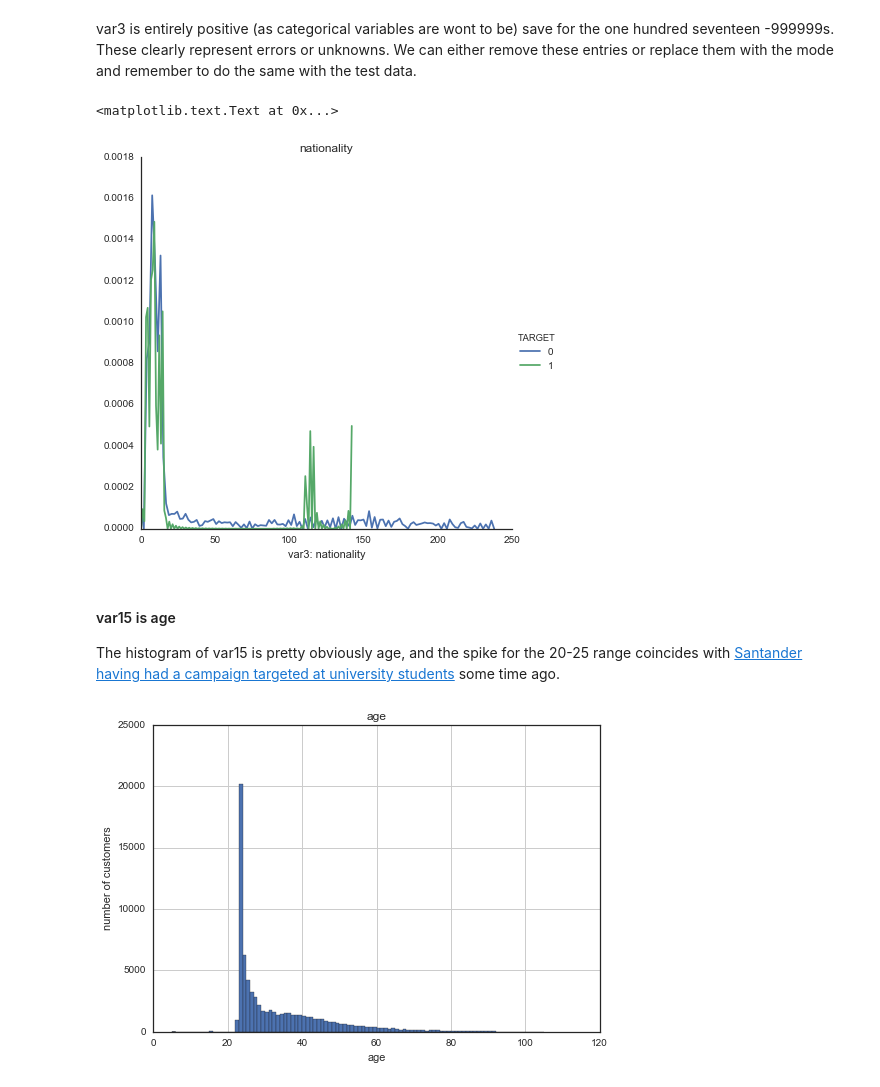
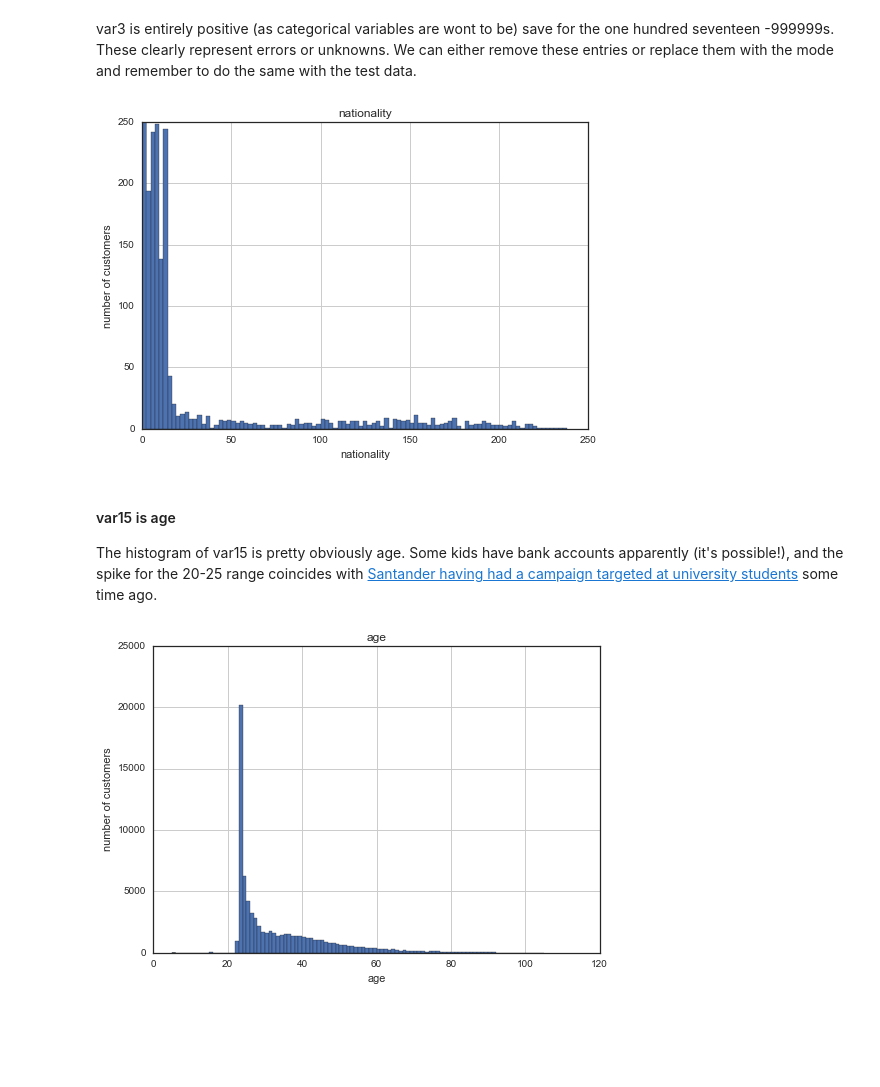
Before and after one commit to sketchychen/kaggle_santander, a Jupyter notebook: kaggle_santander_draft.ipynb, the cells around one changed output. Saved outputs shown, nothing was run; the diff lists cells and outputs as text; code cells hidden in the pictures; blank space fills up the shorter version.

```diff
--- a/kaggle_santander_draft.ipynb
+++ b/kaggle_santander_draft.ipynb
@@ -404,20 +405,20 @@ var3 is entirely positive (as categorical variables are wont to be) save for the
 # 117/77060 = 0.0015 (not even 1% of the entries)
 # drop as null or replace with mode (category 2)?
 santrainder = santrainder.replace(-999999,2)
-# %%
-# var3 kernel density estimation (probability density function) because histogram is weird
-sns.FacetGrid(santrainder, hue='TARGET', size=6) \
-   .map(sns.kdeplot, 'var3') \
-   .add_legend()
-plt.title('nationality');
-plt.xlabel('var3: nationality');
-# There might be something to living in a country in the category 110-140 range.
-# %% [output]
-<matplotlib.text.Text at 0x...>
-[figure, removed]
+# %%
+# distribution
+santrainder.var3.hist(bins=100)
+plt.xlabel('nationality')
+plt.ylabel('number of customers')
+x1,x2,y1,y2 = plt.axis()
+plt.axis((x1,x2,0,250)) # country 2 is off the charts with this range
+plt.title('nationality')
+plt.show()
+# %% [output]
+[figure, added]
 # %% [markdown]
 #### var15 is age
-The histogram of var15 is pretty obviously age, and the spike for the 20-25 range coincides with [Santander having had a campaign targeted at university students](https://www.kaggle.com/c/santander-customer-satisfaction/forums/t/19291/data-dictionary/110414#post110414) some time ago.
+The histogram of var15 is pretty obviously age. Some kids have bank accounts apparently (it's possible!), and the spike for the 20-25 range coincides with [Santander having had a campaign targeted at university students](https://www.kaggle.com/c/santander-customer-satisfaction/forums/t/19291/data-dictionary/110414#post110414) some time ago.
 # %%
 # age distribution
 santrainder.var15.hist(bins=100)
```
Also changed, not shown: parts of 8 cells of this notebook.
